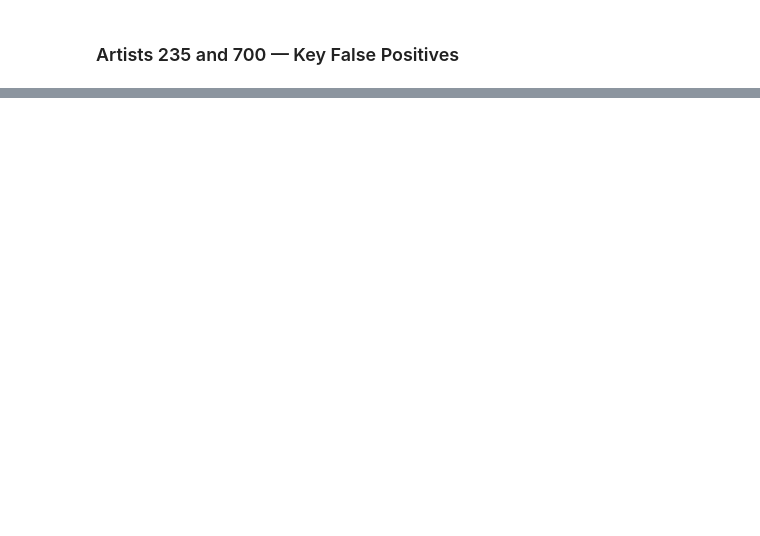
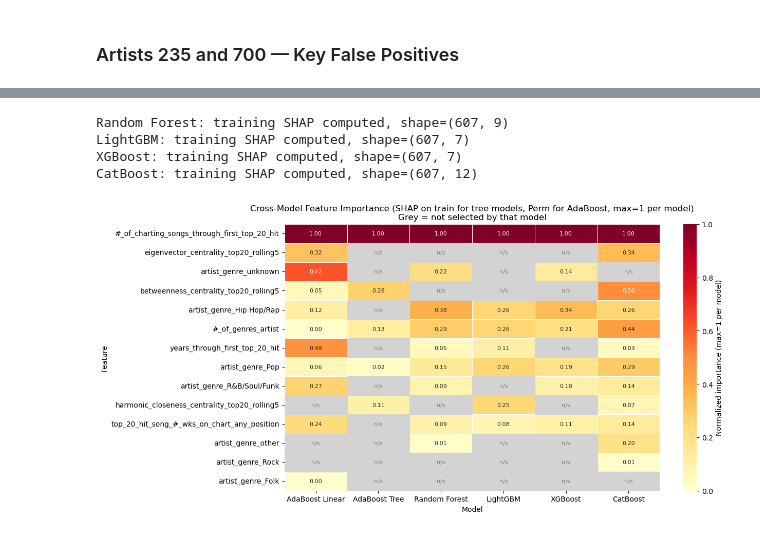
Before and after one commit to Erdos-Projects/spring-2026-hitmakers, a Jupyter notebook: ml_sandbox_22_explainability.ipynb, the cells around one changed output, grey strips where cells are left out. Cells and saved outputs as stored; diff of their text form; code cells hidden in the pictures; blank space fills up the shorter version.

```diff
--- a/ml_sandbox_22_explainability.ipynb
+++ b/ml_sandbox_22_explainability.ipynb
@@ -592,0 +609,71 @@ plt.show()
+# %%
+# Unsigned cross-model feature importance heatmap.
+# SHAP mean|value| computed on the TRAINING set (matching nb21 methodology).
+# Permutation importance for AdaBoost Linear and AdaBoost Tree.
+# Normalization: max=1 per model column.
+
+from sklearn.inspection import permutation_importance as perm_imp
+
+ADABOOST_MODELS = ['AdaBoost Linear', 'AdaBoost Tree']
+
+# Compute training-set SHAP for tree models (matches nb21)
+shap_train_abs    = {}
+shap_train_signed = {}
+for name in TREE_MODELS:
+    explainer_tr = shap.TreeExplainer(models[name])
+    sv_tr = explainer_tr.shap_values(X_train_final[name])
+    if isinstance(sv_tr, list):  sv_tr = sv_tr[1]
+    elif sv_tr.ndim == 3:        sv_tr = sv_tr[:, :, 1]
+    feats = FEATURES[name]
+    shap_train_abs[name]    = pd.Series(np.abs(sv_tr).mean(axis=0), index=feats)
+    shap_train_signed[name] = pd.Series(sv_tr.mean(axis=0),          index=feats)
+    print(f'{name}: training SHAP computed, shape={sv_tr.shape}')
+
+# Permutation importance for AdaBoost models (on test set)
+importance_abs = {}
+for name in MODEL_NAMES:
+    if name in TREE_MODELS:
+        importance_abs[name] = shap_train_abs[name]
+    else:
+        Xte = X_test_final[name]
+        pi  = perm_imp(models[name], Xte, y_test, n_repeats=10,
+                       random_state=RANDOM_STATE, scoring='roc_auc')
+        importance_abs[name] = pd.Series(pi.importances_mean, index=FEATURES[name])
+
+all_feats_h = sorted(set(f for feats in FEATURES.values() for f in feats))
+
+df_imp = pd.DataFrame(index=all_feats_h, columns=MODEL_NAMES, dtype=float)
+for name in MODEL_NAMES:
+    for feat in all_feats_h:
+        if feat in importance_abs[name].index:
+            df_imp.loc[feat, name] = importance_abs[name][feat]
+
+df_clipped = df_imp.clip(lower=0)
+df_norm    = df_clipped.div(df_clipped.max(axis=0), axis=1)
+df_norm['_mean'] = df_norm.mean(axis=1)
+df_norm = df_norm.sort_values('_mean', ascending=False).drop(columns='_mean')
+
+fig, ax = plt.subplots(figsize=(13, max(6, len(all_feats_h) * 0.45)))
+mask = df_norm.isna()
+sns.heatmap(df_norm.astype(float), annot=True, fmt='.2f', cmap='YlOrRd',
+            linewidths=0.5, ax=ax, mask=mask,
+            cbar_kws={'label': 'Normalized importance (max=1 per model)'},
+            vmin=0, vmax=1, annot_kws={'size': 8})
+for (i, j) in zip(*np.where(df_norm.isna().values)):
+    ax.add_patch(plt.Rectangle((j, i), 1, 1, fill=True, color='lightgrey', zorder=3))
+    ax.text(j + 0.5, i + 0.5, 'n/s', ha='center', va='center', fontsize=8, color='gray')
+ax.set_title(
+    'Cross-Model Feature Importance (SHAP on train for tree models, Perm for AdaBoost, max=1 per model)\n'
+    'Grey = not selected by that model',
+    fontsize=12,
+)
+ax.set_xlabel('Model')
+ax.set_ylabel('Feature')
+plt.tight_layout()
+plt.show()
+# %% [output]
+Random Forest: training SHAP computed, shape=(607, 9)
+LightGBM: training SHAP computed, shape=(607, 7)
+XGBoost: training SHAP computed, shape=(607, 7)
+CatBoost: training SHAP computed, shape=(607, 12)
+[figure, added]
```
Also changed, not shown: parts of 13 cells of this notebook, 8 other files.
